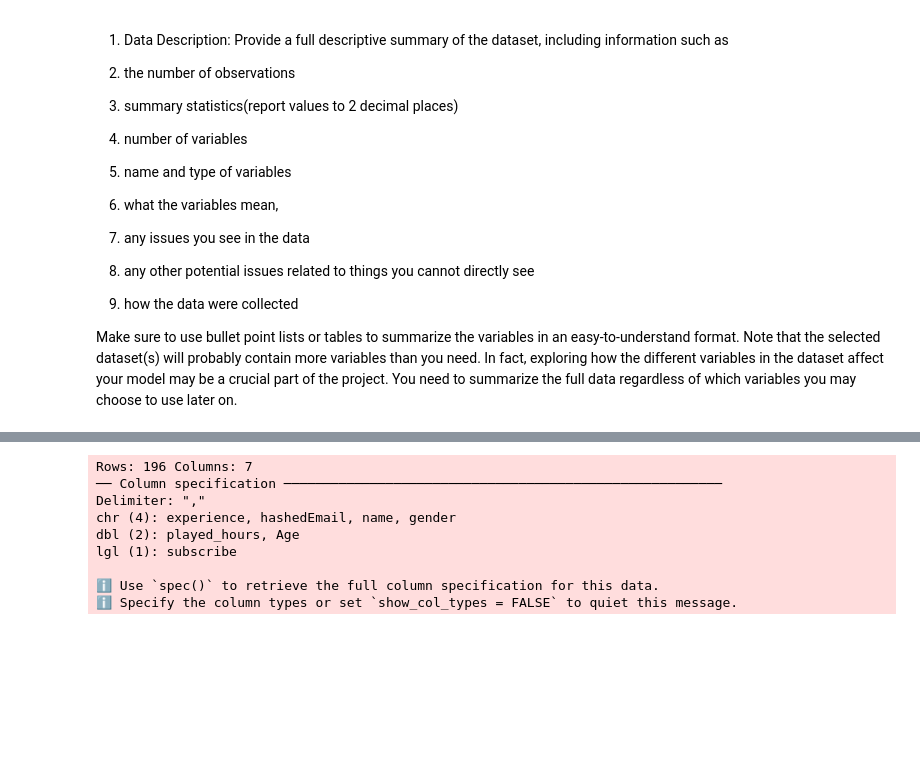
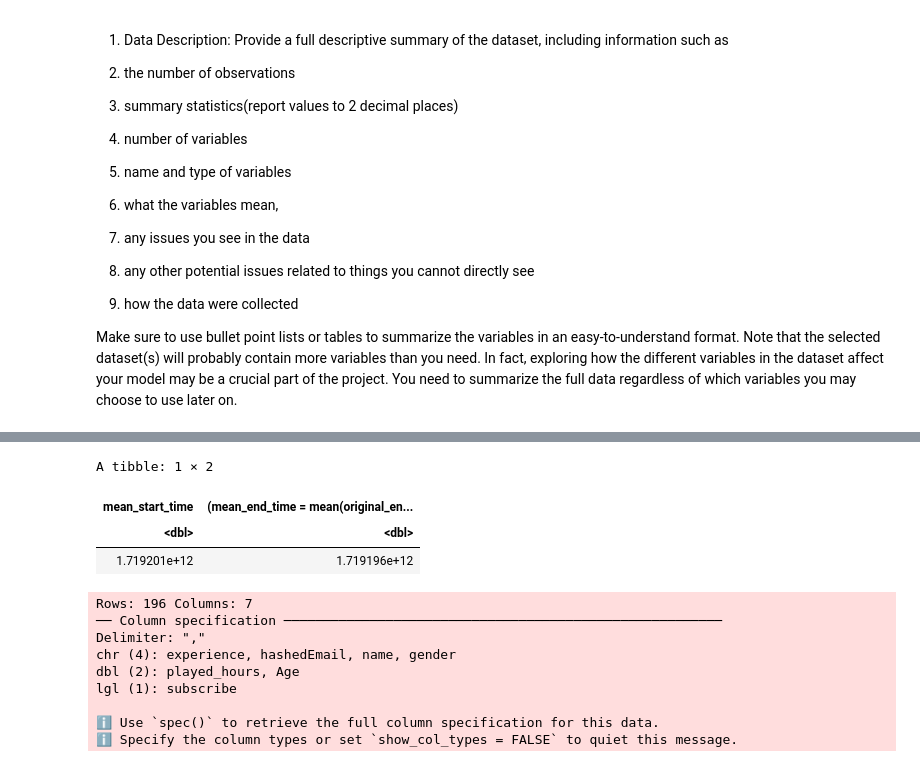
Before and after one commit to iriszovo/dsci-project, a Jupyter notebook: Individual project.ipynb, the cells around one changed output, grey strips where cells are left out. Saved outputs shown, nothing was run; the diff lists cells and outputs as text; code cells hidden in the pictures; blank space fills up the shorter version.

```diff
--- a/Individual project.ipynb
+++ b/Individual project.ipynb
@@ -45,3 +33,14 @@ The following object is masked from ‘package:readr’:
+# %%
+#sessions
+s <- sessions|>
+summarize(mean_start_time = mean(original_start_time),
+         (mean_end_time = mean(original_end_time, na.rm=TRUE)))
+s
+# %% [output]
+A tibble: 1 × 2
+| mean_start_time | (mean_end_time = mean(original_en... |
+| <dbl> | <dbl> |
+| 1.719201e+12 | 1.719196e+12 |
 # %%
 players <- read_csv("players.csv")
 players
```
Also changed, not shown: parts of 11 cells of this notebook.
